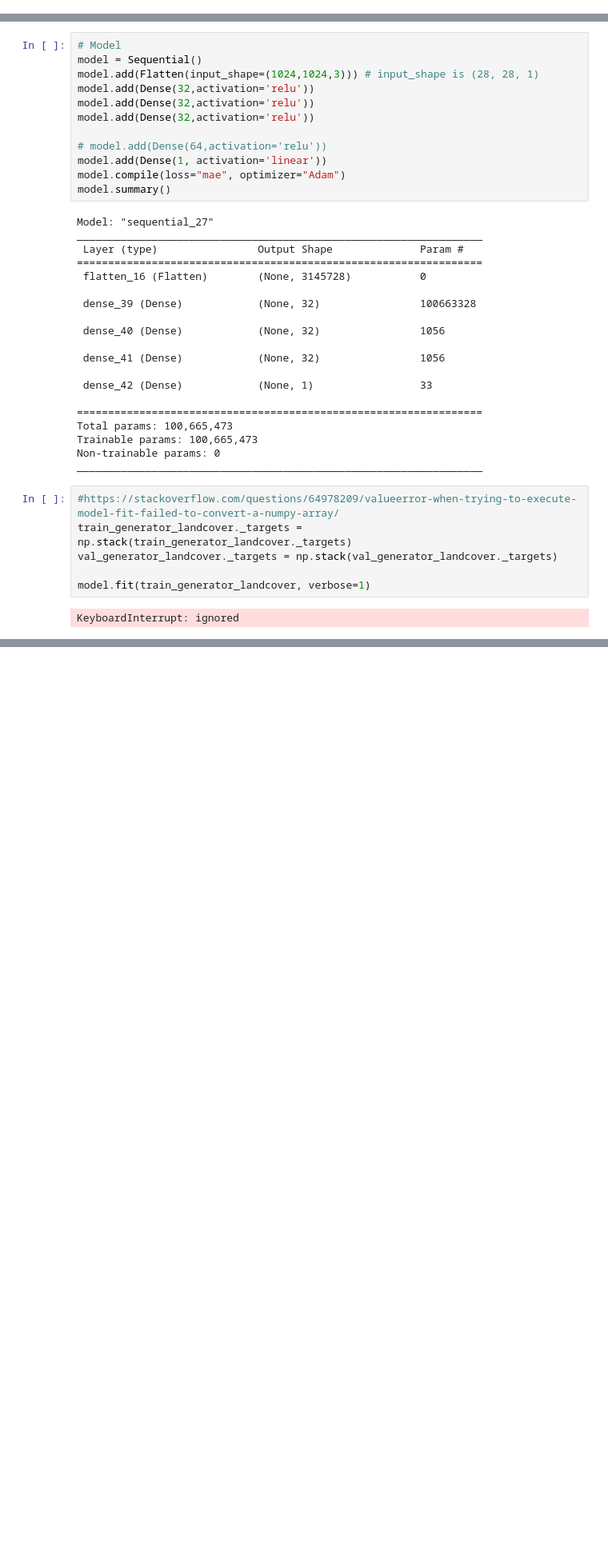
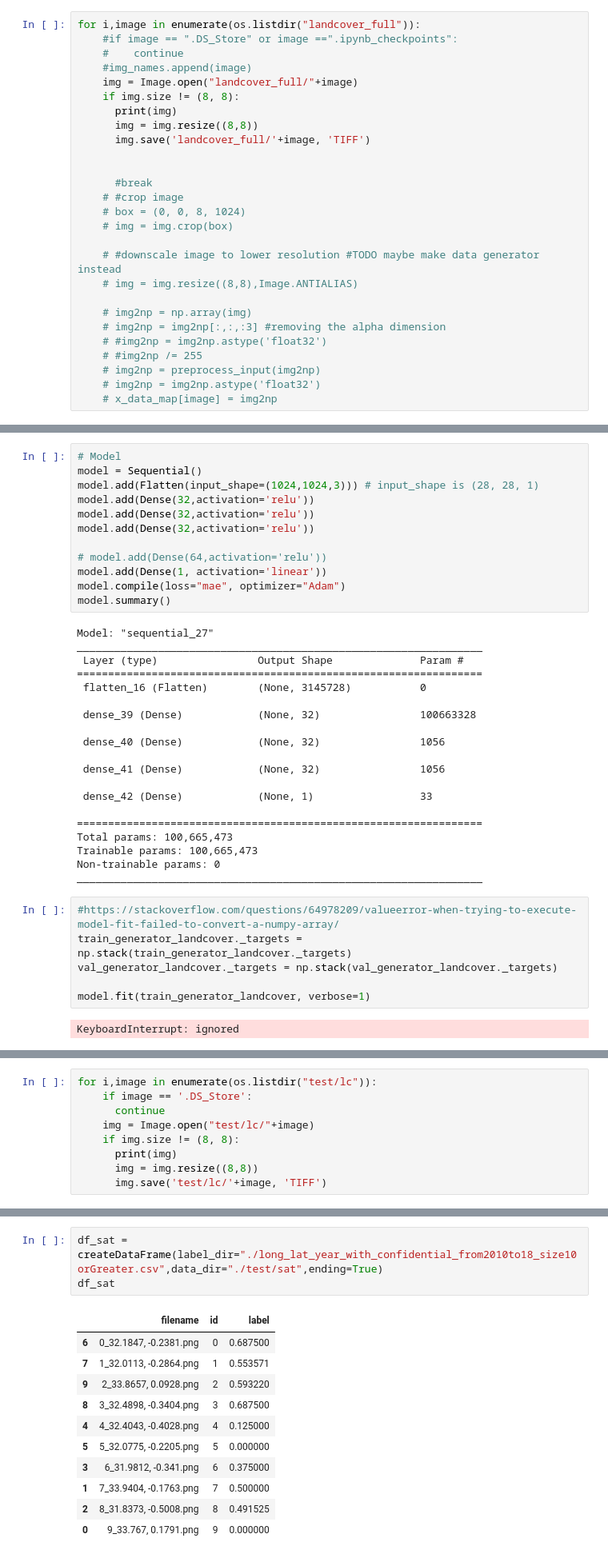
Before and after one commit to RasmusKlinkJoerg/geospatialMalariaPrediction, a Jupyter notebook: malaria_prediction.ipynb, the cells around one changed output, grey strips where cells are left out. Shown at 80% size. Cells and saved outputs as stored; diff of their text form; blank space fills up the shorter version.

```diff
--- a/malaria_prediction.ipynb
+++ b/malaria_prediction.ipynb
@@ -975,3 +988,30 @@ for file_name in os.listdir(source_folder):
+# %%
+for i,image in enumerate(os.listdir("landcover_full")):
+    #if image == ".DS_Store" or image ==".ipynb_checkpoints":
+    #    continue
+    #img_names.append(image)
+    img = Image.open("landcover_full/"+image)
+    if img.size != (8, 8):
+      print(img)
+      img = img.resize((8,8))
+      img.save('landcover_full/'+image, 'TIFF')
+
+
+      #break
+    # #crop image
+    # box = (0, 0, 8, 1024)
+    # img = img.crop(box)
+
+    # #downscale image to lower resolution #TODO maybe make data generator instead
+    # img = img.resize((8,8),Image.ANTIALIAS)
+
+    # img2np = np.array(img)
+    # img2np = img2np[:,:,:3] #removing the alpha dimension
+    # #img2np = img2np.astype('float32')
+    # #img2np /= 255
+    # img2np = preprocess_input(img2np)
+    # img2np = img2np.astype('float32')
+    # x_data_map[image] = img2np
 # %%
 #create the directories
 if not os.path.exists('output_landcover'):
@@ -1255,0 +1497,9 @@ KeyboardInterrupt: ignored
+# %%
+for i,image in enumerate(os.listdir("test/lc")):
+    if image == '.DS_Store':
+      continue
+    img = Image.open("test/lc/"+image)
+    if img.size != (8, 8):
+      print(img)
+      img = img.resize((8,8))
+      img.save('test/lc/'+image, 'TIFF')
@@ -1255,0 +1556,15 @@ KeyboardInterrupt: ignored
+# %%
+df_sat = createDataFrame(label_dir="./long_lat_year_with_confidential_from2010to18_size10orGreater.csv",data_dir="./test/sat",ending=True)
+df_sat
+# %% [output]
+|  | filename | id | label |
+| 6 | 0_32.1847, -0.2381.png | 0 | 0.687500 |
+| 7 | 1_32.0113, -0.2864.png | 1 | 0.553571 |
+| 9 | 2_33.8657, 0.0928.png | 2 | 0.593220 |
+| 8 | 3_32.4898, -0.3404.png | 3 | 0.687500 |
+| 4 | 4_32.4043, -0.4028.png | 4 | 0.125000 |
+| 5 | 5_32.0775, -0.2205.png | 5 | 0.000000 |
+| 3 | 6_31.9812, -0.341.png | 6 | 0.375000 |
+| 1 | 7_33.9404, -0.1763.png | 7 | 0.500000 |
+| 2 | 8_31.8373, -0.5008.png | 8 | 0.491525 |
+| 0 | 9_33.767, 0.1791.png | 9 | 0.000000 |
```
Also changed, not shown: parts of 47 cells of this notebook, 1 other file.
